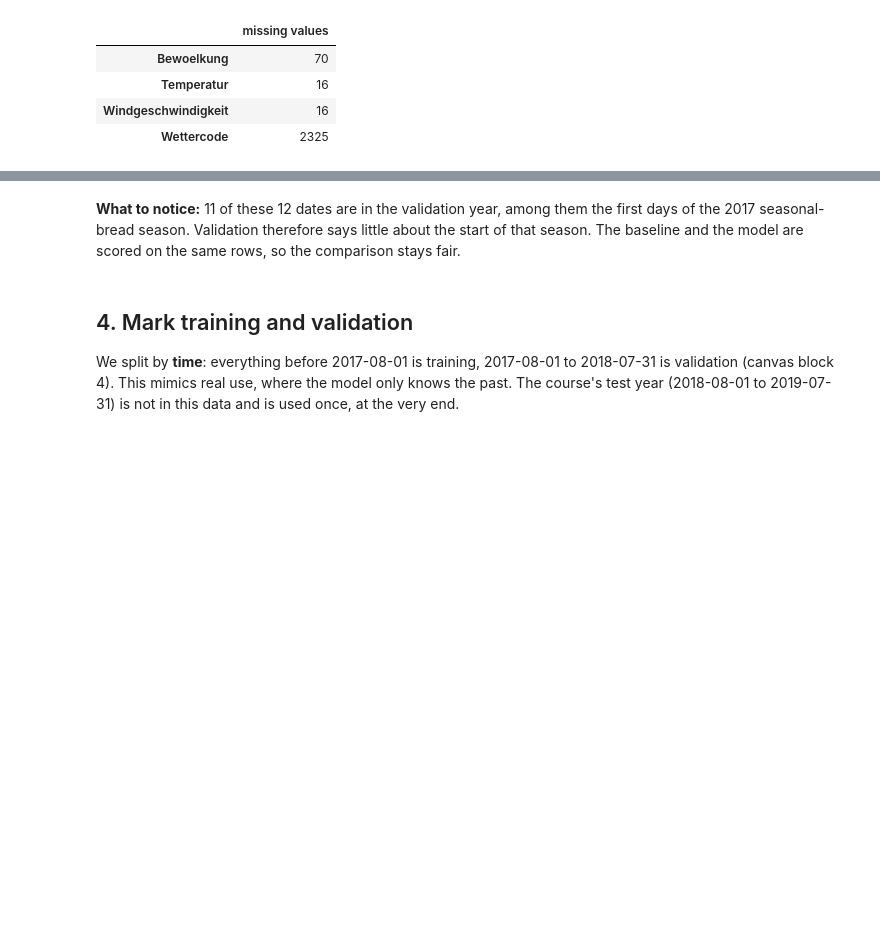
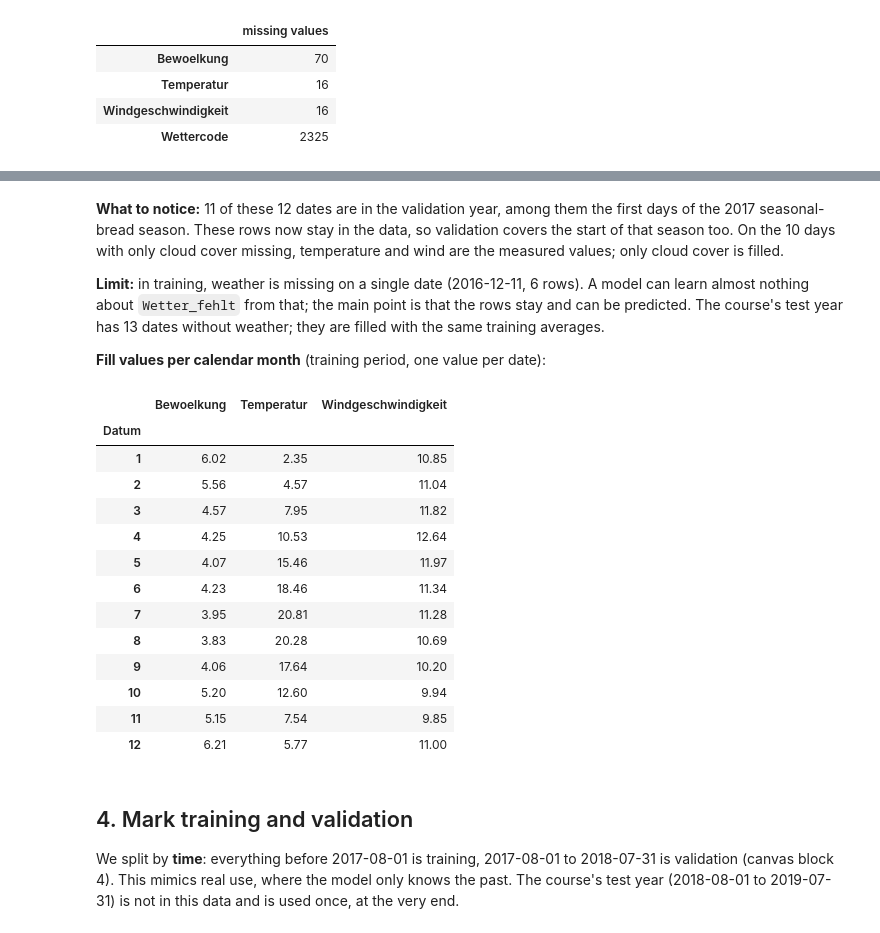
Before and after one commit to HeldDerTierwelt/DataBakery, a Jupyter notebook: 0_DataPreparation/01_load_join_clean.ipynb, the cells around one changed output, grey strips where cells are left out. Saved outputs shown, nothing was run; the diff lists cells and outputs as text; code cells hidden in the pictures; blank space fills up the shorter version.

```diff
--- a/0_DataPreparation/01_load_join_clean.ipynb
+++ b/0_DataPreparation/01_load_join_clean.ipynb
@@ -120,5 +126,26 @@ K5 passed: removed 70 rows on 12 dates
 # %% [markdown]
-**What to notice:** 11 of these 12 dates are in the validation year, among them the first days of the 2017 seasonal-bread season. Validation therefore says little about the start of that season. The baseline and the model are scored on the same rows, so the comparison stays fair.
+**What to notice:** 11 of these 12 dates are in the validation year, among them the first days of the 2017 seasonal-bread season. These rows now stay in the data, so validation covers the start of that season too. On the 10 days with only cloud cover missing, temperature and wind are the measured values; only cloud cover is filled.
+
+**Limit:** in training, weather is missing on a single date (2016-12-11, 6 rows). A model can learn almost nothing about `Wetter_fehlt` from that; the main point is that the rows stay and can be predicted. The course's test year has 13 dates without weather; they are filled with the same training averages.
+
+**Fill values per calendar month** (training period, one value per date):
+# %%
+fill_values.round(2)
+# %% [output]
+|  | Bewoelkung | Temperatur | Windgeschwindigkeit |
+| Datum |  |  |  |
+| 1 | 6.02 | 2.35 | 10.85 |
+| 2 | 5.56 | 4.57 | 11.04 |
+| 3 | 4.57 | 7.95 | 11.82 |
+| 4 | 4.25 | 10.53 | 12.64 |
+| 5 | 4.07 | 15.46 | 11.97 |
+| 6 | 4.23 | 18.46 | 11.34 |
+| 7 | 3.95 | 20.81 | 11.28 |
+| 8 | 3.83 | 20.28 | 10.69 |
+| 9 | 4.06 | 17.64 | 10.20 |
+| 10 | 5.20 | 12.60 | 9.94 |
+| 11 | 5.15 | 7.54 | 9.85 |
+| 12 | 6.21 | 5.77 | 11.00 |
 # %% [markdown]
 ## 4. Mark training and validation
 
```
Also changed, not shown: parts of 7 cells of this notebook, 9 other files.
